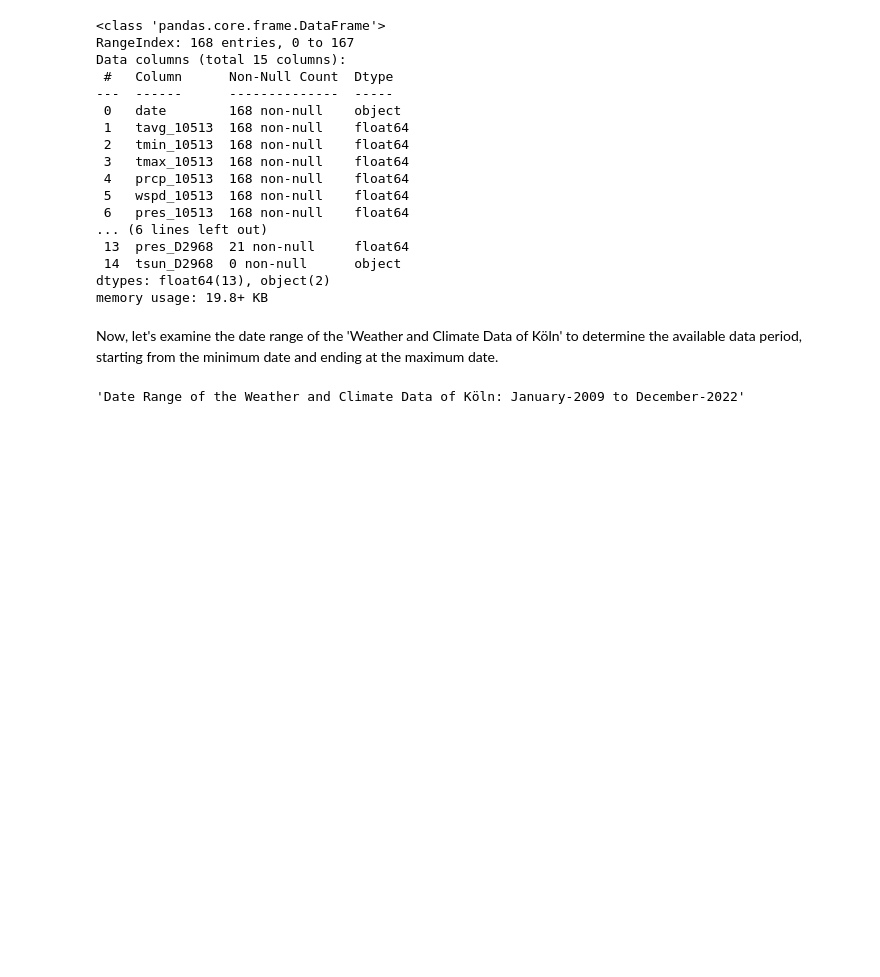
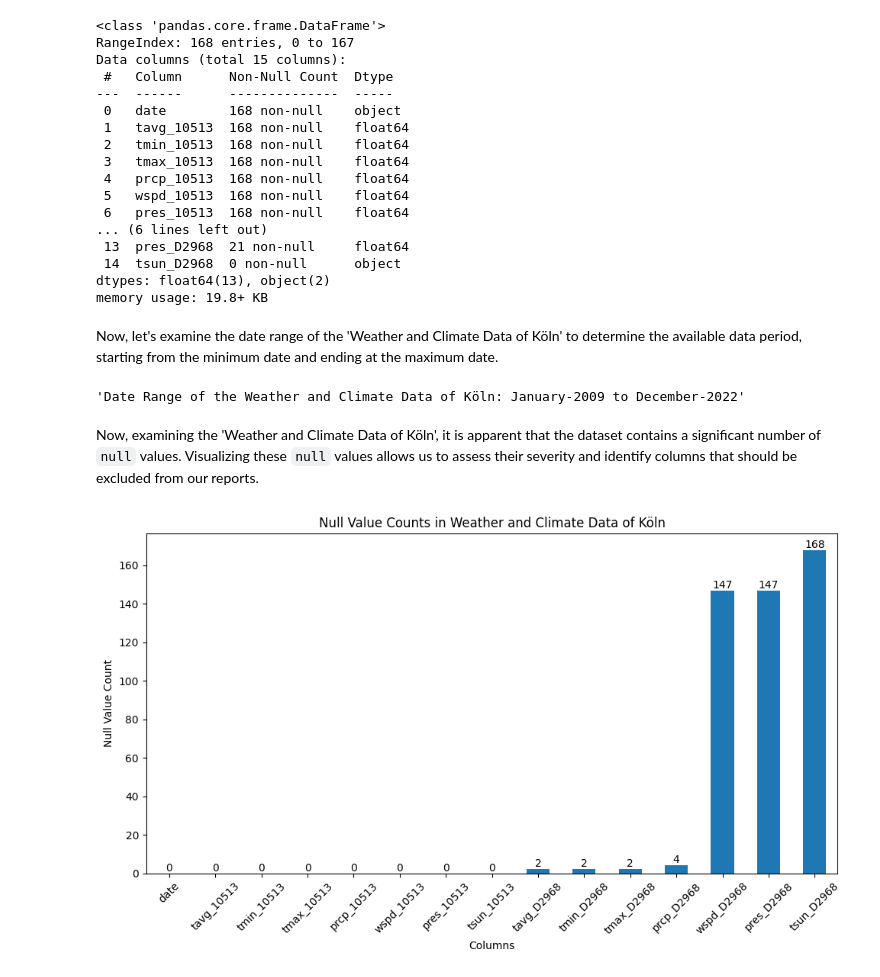
Before and after one commit to sujitdebnath/fau-data-engineering-ss23, a Jupyter notebook: exploration.ipynb, the cells around one changed output. Drawn from its saved outputs; the diff is of its cells as text; code cells hidden in the pictures; blank space fills up the shorter version.

Commit message:
Update the final data.sqlite and added the null count plot in exploration notebook

```diff
--- a/exploration.ipynb
+++ b/exploration.ipynb
@@ -31,7 +30,7 @@ import matplotlib.pyplot as plt
 
 This section involves retrieving the data from a sqlite database and loading it into two Pandas DataFrames. This step is essential for further analysis and exploration of the data.
 # %%
-conn = sqlite3.connect(os.path.join(os.getcwd(), "project", "fau_data_engineering_ss23.sqlite"))
+conn = sqlite3.connect("data.sqlite")
 bicycle_traffic_df = pd.read_sql_query(f"SELECT * FROM mobilithek_bicycle_traffic", conn)
 weather_data_df = pd.read_sql_query(f"SELECT * FROM meteostat_weather_data", conn)
 conn.close()
@@ -197,3 +196,25 @@ max_date = date_df.max().strftime('%B-%Y')
 f"Date Range of the Weather and Climate Data of Köln: {min_date} to {max_date}"
 # %% [output]
 'Date Range of the Weather and Climate Data of Köln: January-2009 to December-2022'
+# %% [markdown]
+Now, examining the 'Weather and Climate Data of Köln', it is apparent that the dataset contains a significant number of `null` values. Visualizing these `null` values allows us to assess their severity and identify columns that should be excluded from our reports.
+# %%
+# Count the number of null values in each column
+null_counts = weather_data_df.isnull().sum()
+
+# Create a bar plot of null value counts
+plt.figure(figsize=(10, 6))
+ax = null_counts.plot(kind='bar')
+plt.xlabel('Columns')
+plt.ylabel('Null Value Count')
+plt.title('Null Value Counts in Weather and Climate Data of Köln')
+plt.xticks(rotation=45)
+
+# Add text annotations for null count above each bar
+for i, count in enumerate(null_counts):
+    plt.text(i, count, str(count), ha='center', va='bottom')
+
+plt.tight_layout()
+plt.show()
+# %% [output]
+[figure, added]
```
Also changed, not shown: parts of 1 cell of this notebook, 1 other file.
